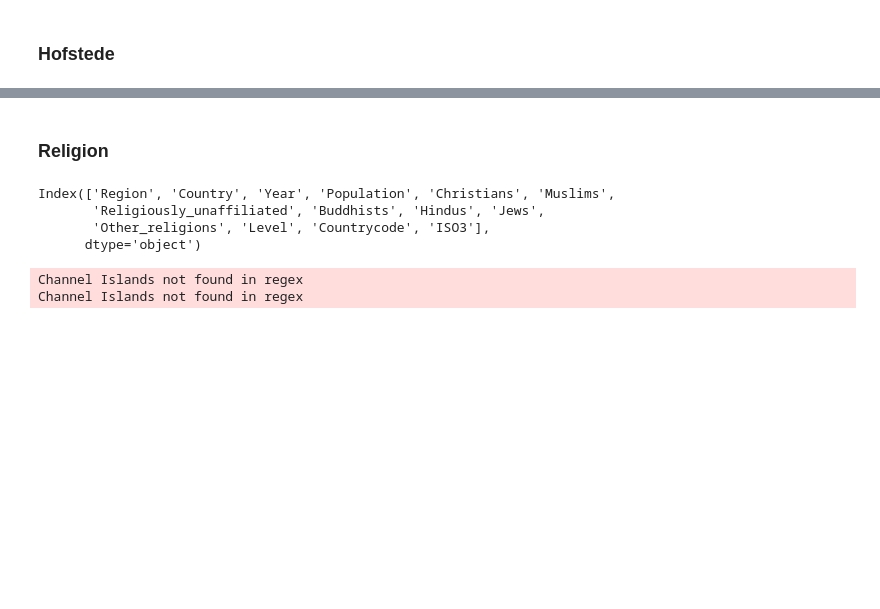
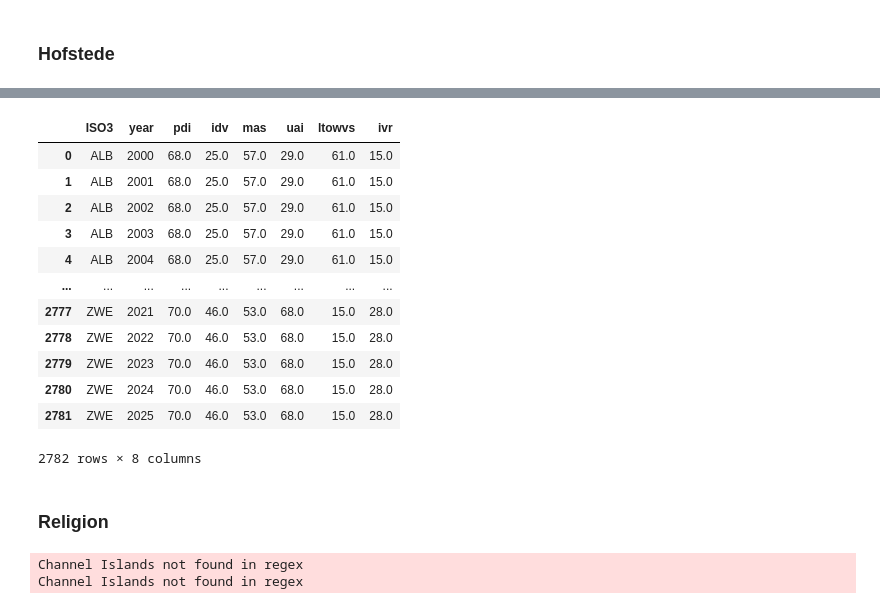
Before and after one commit to samrauh/dlss-project, a Jupyter notebook: data_collection/culture/culture_network.ipynb, the cells around one changed output, grey strips where cells are left out. Saved outputs shown, nothing was run; the diff lists cells and outputs as text; code cells hidden in the pictures; blank space fills up the shorter version.

Commit message:
culture network prototype

```diff
--- a/data_collection/culture/culture_network.ipynb
+++ b/data_collection/culture/culture_network.ipynb
@@ -111,6 +155,8 @@ df_year_all.to_parquet('data/culture_distance.parquet', index=False)
 # %% [markdown]
 ### Hofstede
 # %%
+from sklearn.impute import KNNImputer
+
 df_hofstede = pd.read_csv('data/6-dimensions-for-website-2015-08-16.csv', sep=';')
 df_hofstede['ISO3'] = coco.convert(df_hofstede['country'].tolist(), to='ISO3')
 df_hofstede = df_hofstede[df_hofstede['ISO3'].notna()]
@@ -119,7 +165,16 @@ countries = df_hofstede[df_hofstede['ISO3'] != 'not found']['ISO3'].unique()
 
 hofstede_years = pd.DataFrame([(country, year) for country in countries for year in years], columns=['ISO3', 'year'])
 df_hofstede_years = hofstede_years.merge(df_hofstede, on='ISO3', how='left')
-df_hofstede_years_final = df_hofstede_years[['ISO3', 'year', 'pdi', 'idv', 'mas', 'uai', 'ltowvs', 'ivr']]
+df_hofstede_final = df_hofstede_years[['ISO3', 'year', 'pdi', 'idv', 'mas', 'uai', 'ltowvs', 'ivr']]
+# Convert columns to numeric, coercing errors to NaN
+for col in ['pdi', 'idv', 'mas', 'uai', 'ltowvs', 'ivr']:
+    df_hofstede_final[col] = pd.to_numeric(df_hofstede_final[col], errors='coerce')
+
+imputer = KNNImputer(n_neighbors=5)
+imputed = imputer.fit_transform(df_hofstede_final[['pdi', 'idv', 'mas', 'uai', 'ltowvs', 'ivr']])
+
+df_hofstede_final[['pdi', 'idv', 'mas', 'uai', 'ltowvs', 'ivr']] = imputed
+df_hofstede_final.to_parquet('data/culture_nodes.parquet', index=False)
 # %% [output]
 Africa East not found in regex
 Africa West not found in regex
@@ -128,12 +193,21 @@ Germany East not found in regex
+# %%
+df_hofstede_final
+# %% [output]
+|  | ISO3 | year | pdi | idv | mas | uai | ltowvs | ivr |
+| 0 | ALB | 2000 | 68.0 | 25.0 | 57.0 | 29.0 | 61.0 | 15.0 |
+| 1 | ALB | 2001 | 68.0 | 25.0 | 57.0 | 29.0 | 61.0 | 15.0 |
+| 2 | ALB | 2002 | 68.0 | 25.0 | 57.0 | 29.0 | 61.0 | 15.0 |
+| 3 | ALB | 2003 | 68.0 | 25.0 | 57.0 | 29.0 | 61.0 | 15.0 |
+| 4 | ALB | 2004 | 68.0 | 25.0 | 57.0 | 29.0 | 61.0 | 15.0 |
+| ... | ... | ... | ... | ... | ... | ... | ... | ... |
+| 2777 | ZWE | 2021 | 70.0 | 46.0 | 53.0 | 68.0 | 15.0 | 28.0 |
+| 2778 | ZWE | 2022 | 70.0 | 46.0 | 53.0 | 68.0 | 15.0 | 28.0 |
+| 2779 | ZWE | 2023 | 70.0 | 46.0 | 53.0 | 68.0 | 15.0 | 28.0 |
+| 2780 | ZWE | 2024 | 70.0 | 46.0 | 53.0 | 68.0 | 15.0 | 28.0 |
+| 2781 | ZWE | 2025 | 70.0 | 46.0 | 53.0 | 68.0 | 15.0 | 28.0 |
+2782 rows × 8 columns
 # %% [markdown]
 ### Religion
-# %%
-df_religion.columns
-# %% [output]
-Index(['Region', 'Country', 'Year', 'Population', 'Christians', 'Muslims',
-       'Religiously_unaffiliated', 'Buddhists', 'Hindus', 'Jews',
-       'Other_religions', 'Level', 'Countrycode', 'ISO3'],
-      dtype='object')
 # %%
 religions_list = ['Christians', 'Muslims', 'Religiously_unaffiliated', 'Buddhists', 'Hindus', 'Jews', 'Other_religions']
 
```
Also changed, not shown: parts of 13 cells of this notebook, 5 other files.
